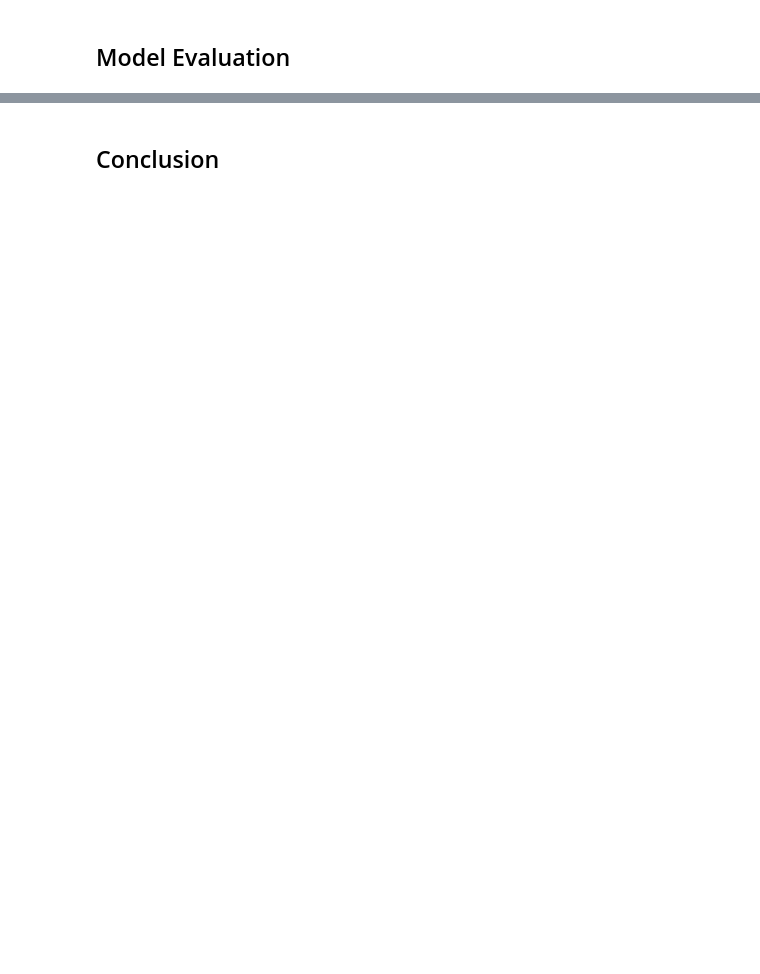
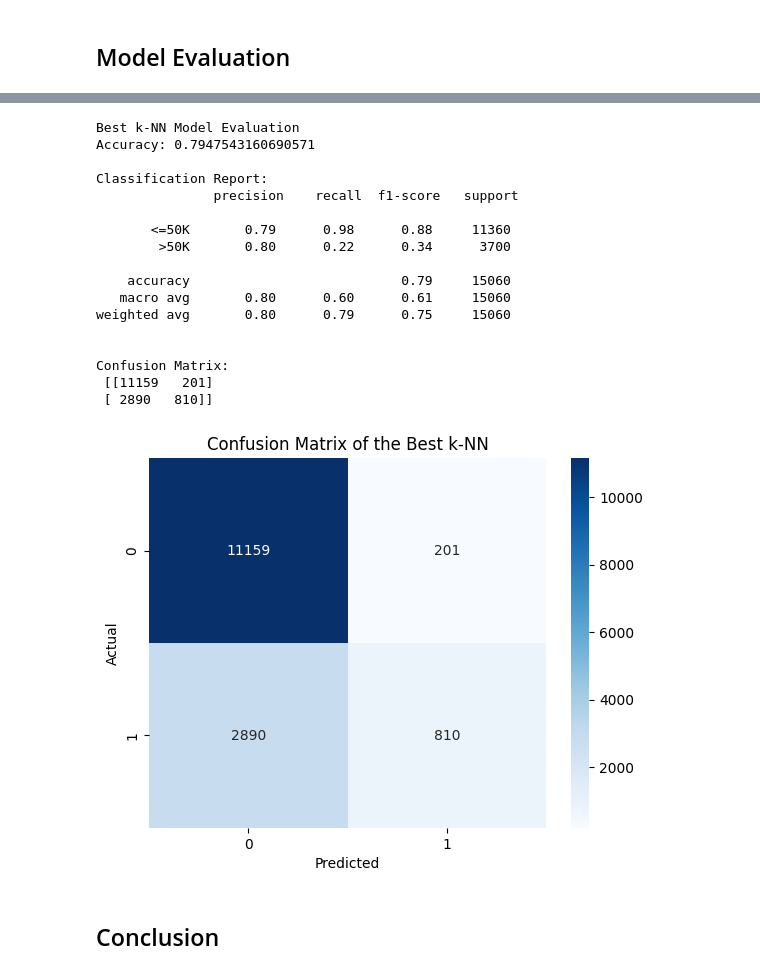
Before and after one commit to roshaniayu/IN6227-Data-Mining-Assignments, a Jupyter notebook: Assignment 1/Assignment1_Roshani Ayu Pranasti_G2504973A.ipynb, the cells around one changed output, grey strips where cells are left out. Cells and saved outputs as stored; diff of their text form; code cells hidden in the pictures; blank space fills up the shorter version.

```diff
--- a/Assignment 1/Assignment1_Roshani Ayu Pranasti_G2504973A.ipynb
+++ b/Assignment 1/Assignment1_Roshani Ayu Pranasti_G2504973A.ipynb
@@ -572,0 +523,7 @@ Confusion Matrix:
+# %%
+# Tune k-NN
+print("Tuning k-NN Model")
+param_grid_knn = {'n_neighbors': [3, 5, 7, 9, 11, 13, 15, 17, 19, 21]}
+grid_knn = GridSearchCV(KNeighborsClassifier(), param_grid_knn, cv=5, scoring='accuracy')
+grid_knn.fit(X_train_data, y_train_data)
+print("Best k-NN Parameters:", grid_knn.best_params_)
@@ -575,2 +638,37 @@ Confusion Matrix:
+# %%
+# Evaluate the best k-NN model
+best_knn = grid_knn.best_estimator_
+knn_predictions = best_knn.predict(X_test_data)
+
+print("\nBest k-NN Model Evaluation")
+print("Accuracy:", accuracy_score(y_test_data, knn_predictions))
+print("\nClassification Report:\n", classification_report(y_test_data, knn_predictions, target_names=['<=50K', '>50K']))
+
+knn_confusion_matrix = confusion_matrix(y_test_data, knn_predictions)
+print("\nConfusion Matrix:\n", knn_confusion_matrix)
+plt.title("Confusion Matrix of the Best k-NN")
+sns.heatmap(knn_confusion_matrix, annot=True, cmap=plt.cm.Blues, fmt="d")
+plt.xlabel('Predicted')
+plt.ylabel('Actual')
+plt.show()
+# %% [output]
+Best k-NN Model Evaluation
+Accuracy: 0.7947543160690571
+
+Classification Report:
+               precision    recall  f1-score   support
+
+       <=50K       0.79      0.98      0.88     11360
+        >50K       0.80      0.22      0.34      3700
+
+    accuracy                           0.79     15060
+   macro avg       0.80      0.60      0.61     15060
+weighted avg       0.80      0.79      0.75     15060
+
+
+Confusion Matrix:
+ [[11159   201]
+ [ 2890   810]]
+[figure, added]
 # %% [markdown]
 ## Conclusion
```
Also changed, not shown: parts of 16 cells of this notebook.
